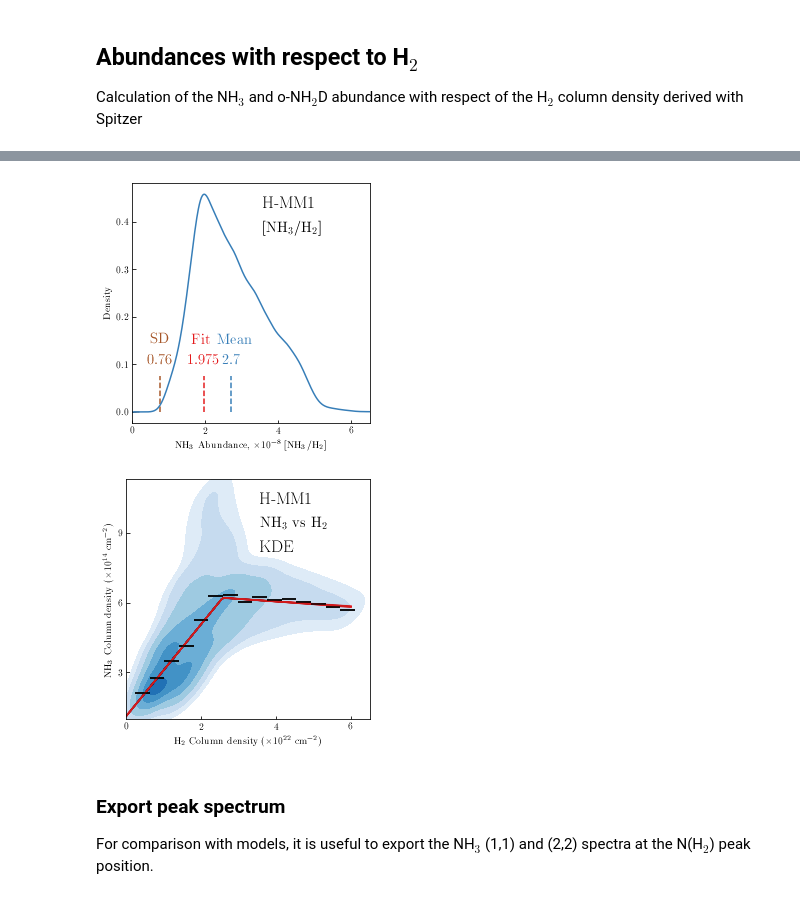
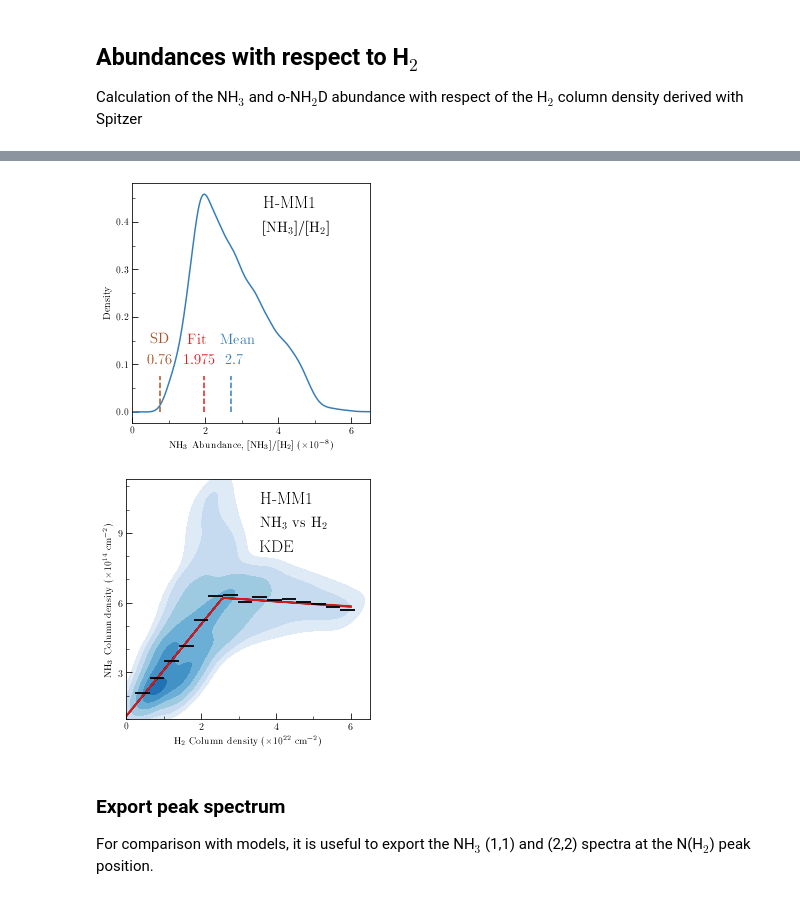
Before and after one commit to jpinedaf/H-MM1_NH3, a Jupyter notebook: H-MM1_NH3_H2.ipynb, the cells around one changed output, grey strips where cells are left out. Drawn from its saved outputs; the diff is of its cells as text; code cells hidden in the pictures.

```diff
--- a/H-MM1_NH3_H2.ipynb
+++ b/H-MM1_NH3_H2.ipynb
@@ -527,7 +593,7 @@ fig.savefig('figs/H-MM1_NH3_Tk_Ncol_KDE.pdf', dpi=100)
 fig, ax = plt.subplots(figsize=(4, 4))
 
 levels = levels_norm * Tk_H2_kde.max()
-cfset = ax.contourf(xx_Tk_H2, yy_Tk_H2, Tk_H2_kde, colors=color_levels2, zorder=2,
+cfset = ax.contourf(xx_Tk_H2, yy_Tk_H2, Tk_H2_kde, colors=color_levels2,
                     levels=levels_norm_l * Tk_H2_kde.max())
 # binned values
 ax.hlines(bin_means_Tk_H2, bin_edges_Tk_H2[:-1], bin_edges_Tk_H2[1:],
@@ -547,6 +613,9 @@ ax.text(0.55, 0.8,  r'$T_{\rm k}$ vs N(H$_2$)', color='black',
 ax.text(0.55, 0.7,  r'KDE', color='black',
         transform=ax.transAxes, size=17, weight=60)
 ax.set_xticks([0, 2, 4, 6])
+ax.xaxis.set_minor_locator(MultipleLocator(1))
+ax.yaxis.set_minor_locator(MultipleLocator(1))
+
 plt.tight_layout()
 #
 fig.savefig('figs/H-MM1_NH3_Tk_H2_KDE.pdf', dpi=100)
@@ -586,8 +655,17 @@ def log_probability(theta, x, y, yerr):
 # %%
 pos = [1.975, 1.120, -0.110,2.575] + 1e-4 * np.random.randn(50, 4)
 nwalkers, ndim = pos.shape
-sampler = emcee.EnsembleSampler(
-    nwalkers, ndim, log_probability,
-    args=(N_H2_22_gd, N_NH3_14_gd, eN_NH3_14_gd)
-)
-sampler.run_mcmc(pos, 15000, progress=True)
+
+if os.path.isfile(file_EMCEE):
+    sampler = emcee.backends.HDFBackend(file_EMCEE)
+else:
+    # setup backend
+    backend = emcee.backends.HDFBackend(file_EMCEE)
+    backend.reset(nwalkers, ndim)
+
+    sampler = emcee.EnsembleSampler(
+        nwalkers, ndim, log_probability,
+        args=(N_H2_22_gd, N_NH3_14_gd, eN_NH3_14_gd),
+        backend=backend
+    )
+    sampler.run_mcmc(pos, 15000, progress=True)
@@ -612,7 +672,8 @@ State([[ 1.96373034  1.13619034 -0.09731997  2.57504028]
 # %%
 fig, axes = plt.subplots(4, figsize=(10, 7), sharex=True)
 samples = sampler.get_chain()
-labels = ["a", "b", "c", "x0"]
+labels = [r'$a$ ($\times10^{-8}$)', r'$b$ ($\times10^{14}$ cm$^{-2}$)',
+          r'$c$ ($\times10^{-8}$)', r'$x_0$ ($\times10^{22}$ cm$^{-2}$)']
 for i in range(ndim):
     ax = axes[i]
     ax.plot(samples[:, :, i], "k", alpha=0.3)
@@ -689,41 +762,43 @@ X_NH3_H2_sample = np.reshape(kde_NH3_H2(x_sample).T, x_sample.shape)
 ### NH3/H2
 #########
 fig, ax = plt.subplots(figsize=(4, 4))
 ax.plot(xrange, [0, 0], color='gray', linestyle='--')
 ax.plot(x_sample, X_NH3_H2_sample, color=color_kde[1], label=r'$\sigma_v$')
 #
 ax.text(0.55, 0.9,  r'H-MM1', color='black',
         transform=ax.transAxes, size=17, weight=60)
-ax.text(0.55, 0.8,  r'[NH$_3$/H$_2$]', color='black',
+ax.text(0.55, 0.8,  r'[NH$_3$]/[H$_2$]', color='black',
         transform=ax.transAxes, size=15, weight=60)
 
-ax.set_xlabel(r"NH$_3$ Abundance, $\times 10^{-8}$ [NH$_3$/H$_2$]")
+ax.set_xlabel(r"NH$_3$ Abundance, [NH$_3$]/[H$_2$] ($\times 10^{-8}$)")
 ax.set_ylabel(r"Density")
 ax.set_xlim([0.0, 6.5])
 
 # add vertical markers with mean values, plus text
 ax.vlines(X_NH3_SD, ymin=0, ymax=0.075, color=color_kde[2], linestyle='--')
 ax.text(X_NH3_SD, 0.1, X_NH3_SD , color=color_kde[2], horizontalalignment='center', size=15, weight=60)
 ax.text(X_NH3_SD, 0.145, r'SD' , color=color_kde[2], horizontalalignment='center', size=15, weight=60)
 
 # add vertical markers with mean values, plus text
 ax.vlines(X_NH3_H2_mean, ymin=0, ymax=0.075, color=color_kde[1], linestyle='--')
-ax.text(X_NH3_H2_mean, 0.1, X_NH3_H2_mean , color=color_kde[1], horizontalalignment='center', size=15, weight=60)
-ax.text(X_NH3_H2_mean + 0.1, 0.145, r'Mean' , color=color_kde[1], horizontalalignment='center', size=15, weight=60)
+ax.text(X_NH3_H2_mean + 0.1, 0.1, X_NH3_H2_mean , color=color_kde[1], horizontalalignment='center', size=15, weight=60)
+ax.text(X_NH3_H2_mean + 0.2, 0.145, r'Mean' , color=color_kde[1], horizontalalignment='center', size=15, weight=60)
 
 # add vertical markers with mean values, plus text
 # X_NH3_H2_fit = 2.04
 ax.vlines(X_NH3_H2_fit, ymin=0, ymax=0.075, color=color_kde[0], linestyle='--')
-ax.text(X_NH3_H2_fit, 0.1, X_NH3_H2_fit , color=color_kde[0], horizontalalignment='center', size=15, weight=60)
-ax.text(X_NH3_H2_fit - 0.1, 0.145, r'Fit' , color=color_kde[0], horizontalalignment='center', size=15, weight=60)
+ax.text(X_NH3_H2_fit - 0.1, 0.1, X_NH3_H2_fit , color=color_kde[0], horizontalalignment='center', size=15, weight=60)
+ax.text(X_NH3_H2_fit - 0.2, 0.145, r'Fit' , color=color_kde[0], horizontalalignment='center', size=15, weight=60)
 
 ax.set_xticks([0., 2, 4, 6])
 ax.set_yticks([0, 0.1, 0.2, 0.3, 0.4])
-# ax.set_yticks([0, 0.015, 0.030, 0.045])
+ax.xaxis.set_minor_locator(MultipleLocator(1))
+ax.yaxis.set_minor_locator(MultipleLocator(0.05))
+
 plt.tight_layout()
 fig.savefig('figs/H-MM1_X_NH3_H2_kde.pdf', dpi=100)
 # %% [output]
-[figure, old version]
+[figure, new version]
 # %%
 bin_means_X_NH3, bin_edges_X_NH3, binnumber_X_NH3 = stats.binned_statistic(
     N_H2_22_gd, N_NH3_14_gd,
@@ -738,7 +813,7 @@ xx, yy, NH3_H2_kde = hmm1_kde(N_H2_22_gd, N_NH3_14_gd,
 fig, ax = plt.subplots(figsize=(4, 4))
 
 levels = levels_norm * NH3_H2_kde.max()
-cfset = ax.contourf(xx, yy, NH3_H2_kde, colors=color_levels2, zorder=2,
+cfset = ax.contourf(xx, yy, NH3_H2_kde, colors=color_levels2,
                     levels=levels_norm_l * NH3_H2_kde.max())
 
 ax.set_xlabel(r"H$_2$ Column density ($\times 10^{22}$ cm$^{-2}$)")
@@ -761,17 +836,11 @@ for ind in inds:
 ax.hlines(bin_means_X_NH3, bin_edges_X_NH3[:-1], bin_edges_X_NH3[1:],
           colors='black', lw=2, alpha=0.7, zorder=11)
 
-# x_sample = np.array([0, 3.0])
-# ax.plot(x_sample, x_sample*res_X_NH3_cut.slope + res_X_NH3_cut.intercept, color='red')
-
-# x_sample = np.array([0, 3.0])
-# ax.plot(x_sample, x_sample*res_X_NH3_cut.slope + res_X_NH3_cut.intercept, color='black', linestyle='--')
-
-# x_sample_wide = np.array([0, 6.0])
-# ax.plot(x_sample_wide, x_sample_wide*X_NH3_SD + res_X_NH3_cut.intercept, color='red')
-
 ax.set_xticks([0, 2, 4, 6])
 ax.set_yticks([3, 6, 9])
+ax.xaxis.set_minor_locator(MultipleLocator(1))
+ax.yaxis.set_minor_locator(MultipleLocator(1))
+
 ax.set_xlim([0, 6.5])
 ax.set_ylim([1, 11.3])
 ax.set_aspect('auto')
@@ -781,7 +850,7 @@ ax.hlines(bin_means_X_NH3, bin_edges_X_NH3[:-1], bin_edges_X_NH3[1:],
 plt.tight_layout()
 fig.savefig('figs/H-MM1_NH3_v_H2_KDE.pdf')
 # %% [output]
-[figure, old version]
+[figure, new version]
 # %% [markdown]
 ### Export peak spectrum
 For comparison with models, it is useful to export the NH$_3$ (1,1) and (2,2) spectra at the N(H$_2$) peak position.
```
Also changed, not shown: parts of 19 cells of this notebook, 20 other files.
